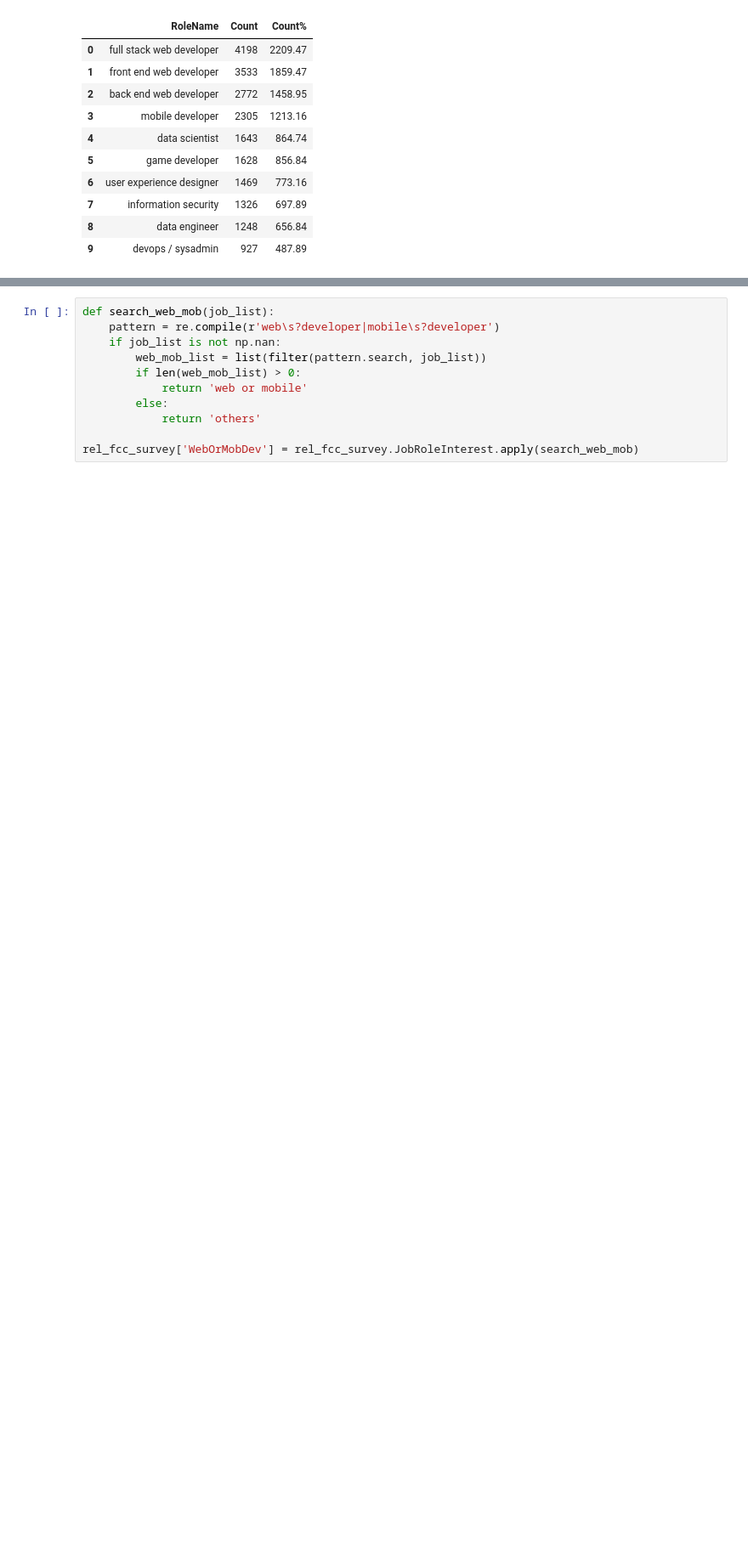
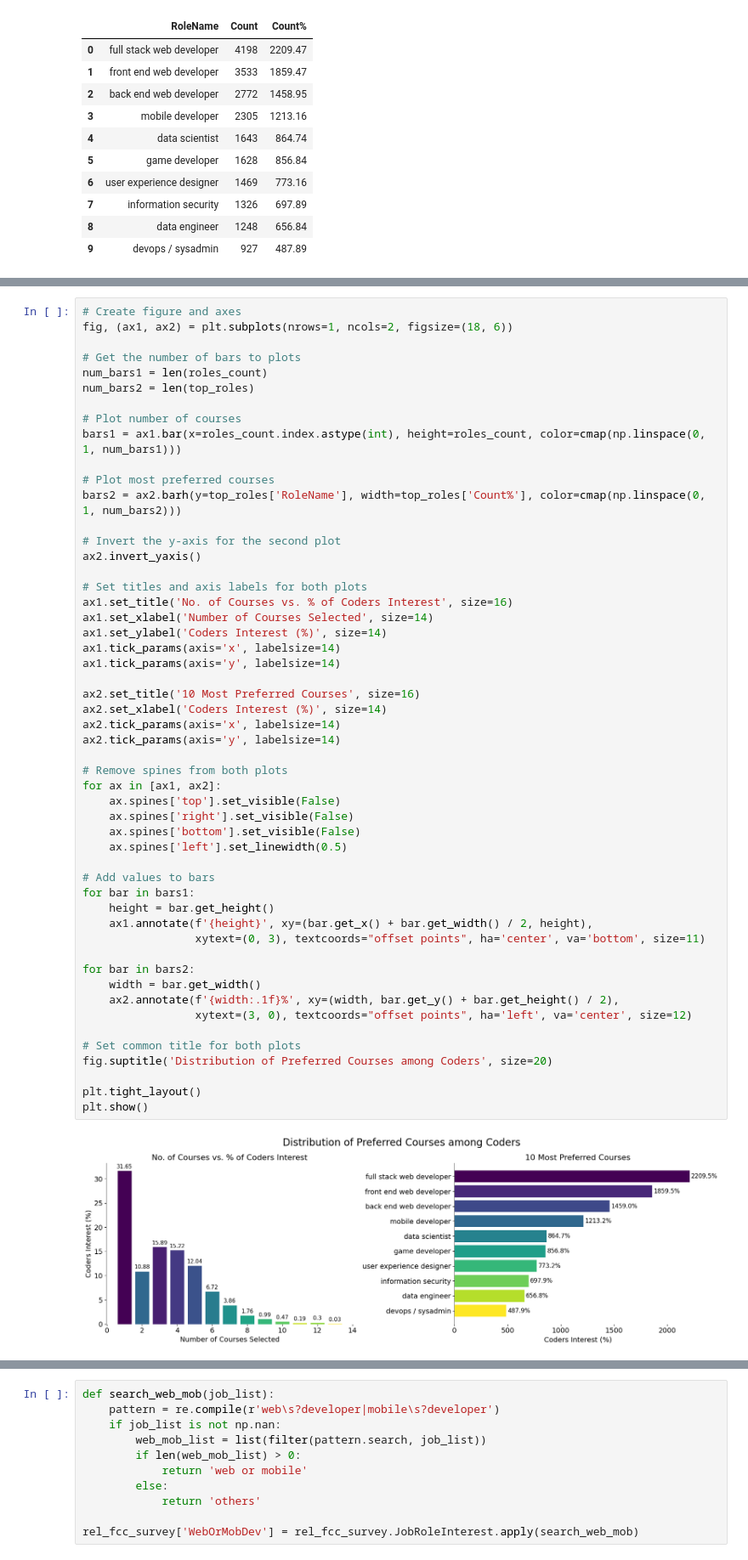
Before and after one commit to MuhammadAwon/datascience-projects, a Jupyter notebook: Projects/finding-best-markets-to-advertise/best-markets-to-advertise.ipynb, the cells around one changed output, grey strips where cells are left out. Shown at 85% size. Saved outputs shown, nothing was run; the diff lists cells and outputs as text; blank space fills up the shorter version.

```diff
--- a/Projects/finding-best-markets-to-advertise/best-markets-to-advertise.ipynb
+++ b/Projects/finding-best-markets-to-advertise/best-markets-to-advertise.ipynb
@@ -330,3 +306,57 @@ plt.show()
+# %%
+# Create figure and axes
+fig, (ax1, ax2) = plt.subplots(nrows=1, ncols=2, figsize=(18, 6))
+
+# Get the number of bars to plots
+num_bars1 = len(roles_count)
+num_bars2 = len(top_roles)
+
+# Plot number of courses
+bars1 = ax1.bar(x=roles_count.index.astype(int), height=roles_count, color=cmap(np.linspace(0, 1, num_bars1)))
+
+# Plot most preferred courses
+bars2 = ax2.barh(y=top_roles['RoleName'], width=top_roles['Count%'], color=cmap(np.linspace(0, 1, num_bars2)))
+
+# Invert the y-axis for the second plot
+ax2.invert_yaxis()
+
+# Set titles and axis labels for both plots
+ax1.set_title('No. of Courses vs. % of Coders Interest', size=16)
+ax1.set_xlabel('Number of Courses Selected', size=14)
+ax1.set_ylabel('Coders Interest (%)', size=14)
+ax1.tick_params(axis='x', labelsize=14)
+ax1.tick_params(axis='y', labelsize=14)
+
+ax2.set_title('10 Most Preferred Courses', size=16)
+ax2.set_xlabel('Coders Interest (%)', size=14)
+ax2.tick_params(axis='x', labelsize=14)
+ax2.tick_params(axis='y', labelsize=14)
+
+# Remove spines from both plots
+for ax in [ax1, ax2]:
+    ax.spines['top'].set_visible(False)
+    ax.spines['right'].set_visible(False)
+    ax.spines['bottom'].set_visible(False)
+    ax.spines['left'].set_linewidth(0.5)
+
+# Add values to bars
+for bar in bars1:
+    height = bar.get_height()
+    ax1.annotate(f'{height}', xy=(bar.get_x() + bar.get_width() / 2, height),
+                 xytext=(0, 3), textcoords="offset points", ha='center', va='bottom', size=11)
+
+for bar in bars2:
+    width = bar.get_width()
+    ax2.annotate(f'{width:.1f}%', xy=(width, bar.get_y() + bar.get_height() / 2),
+                 xytext=(3, 0), textcoords="offset points", ha='left', va='center', size=12)
+
+# Set common title for both plots
+fig.suptitle('Distribution of Preferred Courses among Coders', size=20)
+
+plt.tight_layout()
+plt.show()
+# %% [output]
+[figure, added]
 # %% [markdown]
 Based on the above distributions, the following observations can be summarized:
 
```
Also changed, not shown: parts of 11 cells of this notebook.
